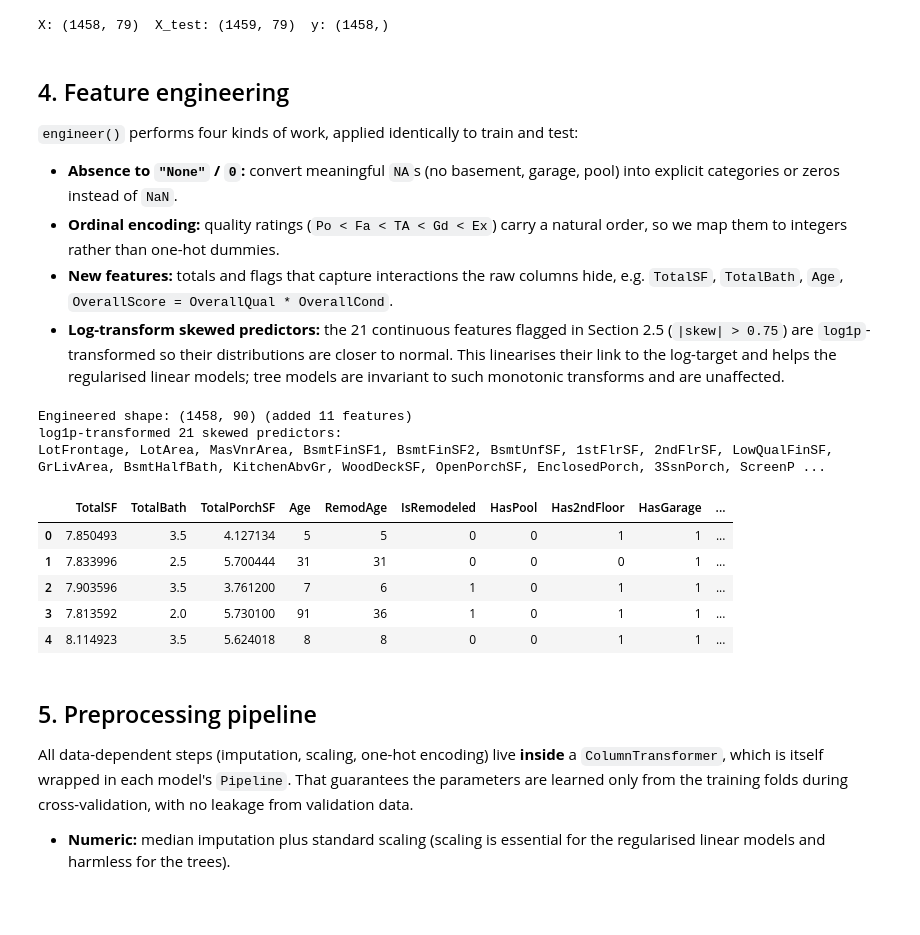
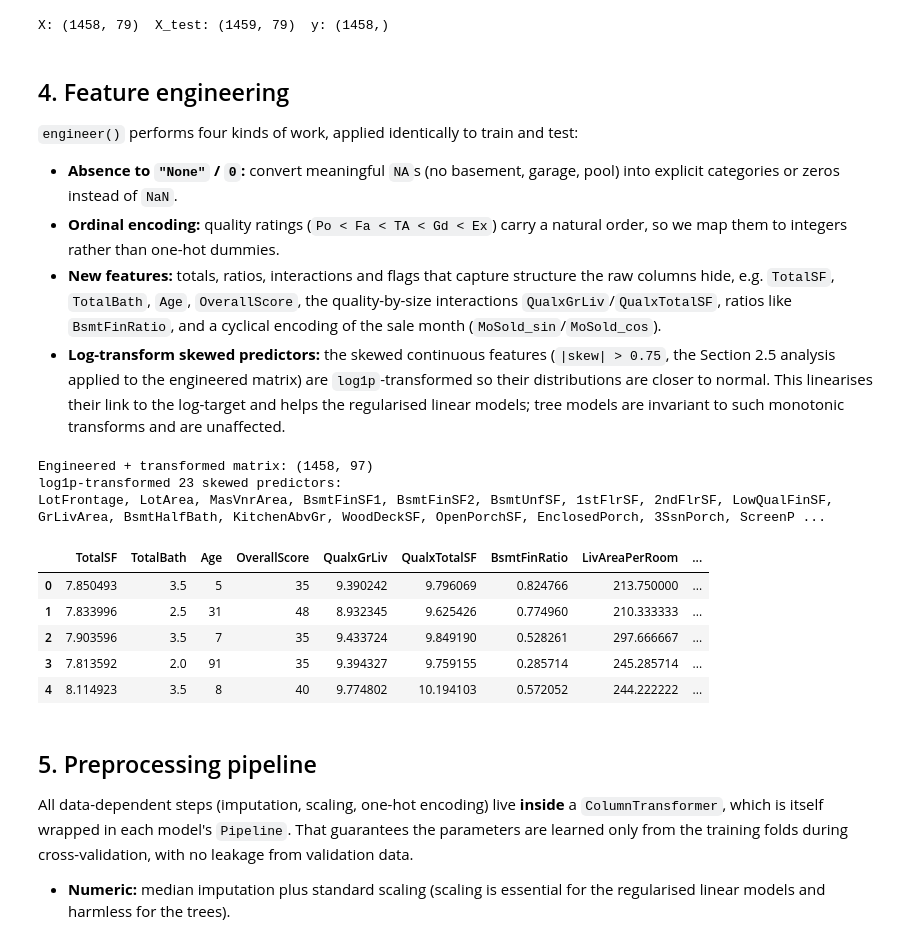
Before and after one commit to alpertng02/house_prices_final, a Jupyter notebook: house_prices.ipynb, the cells around one changed output. Saved outputs shown, nothing was run; the diff lists cells and outputs as text; code cells hidden in the pictures; blank space fills up the shorter version.

```diff
--- a/house_prices.ipynb
+++ b/house_prices.ipynb
@@ -355,10 +355,13 @@ X: (1458, 79)  X_test: (1459, 79)  y: (1458,)
   into explicit categories or zeros instead of `NaN`.
 * **Ordinal encoding:** quality ratings (`Po < Fa < TA < Gd < Ex`) carry a natural order,
   so we map them to integers rather than one-hot dummies.
-* **New features:** totals and flags that capture interactions the raw columns hide, e.g.
-  `TotalSF`, `TotalBath`, `Age`, `OverallScore = OverallQual * OverallCond`.
-* **Log-transform skewed predictors:** the 21 continuous features flagged in Section 2.5
-  (`|skew| > 0.75`) are `log1p`-transformed so their distributions are closer to normal.
+* **New features:** totals, ratios, interactions and flags that capture structure the raw
+  columns hide, e.g. `TotalSF`, `TotalBath`, `Age`, `OverallScore`, the quality-by-size
+  interactions `QualxGrLiv`/`QualxTotalSF`, ratios like `BsmtFinRatio`, and a cyclical
+  encoding of the sale month (`MoSold_sin`/`MoSold_cos`).
+* **Log-transform skewed predictors:** the skewed continuous features (`|skew| > 0.75`, the
+  Section 2.5 analysis applied to the engineered matrix) are `log1p`-transformed so their
+  distributions are closer to normal.
   This linearises their link to the log-target and helps the regularised linear models;
   tree models are invariant to such monotonic transforms and are unaffected.
 # %%
@@ -398,45 +401,56 @@ def engineer(df):
                           + df["ScreenPorch"] + df["WoodDeckSF"])
     df["Age"]          = df["YrSold"] - df["YearBuilt"]
     df["RemodAge"]     = df["YrSold"] - df["YearRemodAdd"]
     df["IsRemodeled"]  = (df["YearRemodAdd"] != df["YearBuilt"]).astype(int)
     df["HasPool"]      = (df["PoolArea"] > 0).astype(int)
     df["Has2ndFloor"]  = (df["2ndFlrSF"] > 0).astype(int)
     df["HasGarage"]    = (df["GarageArea"] > 0).astype(int)
     df["HasFireplace"] = (df["Fireplaces"] > 0).astype(int)
     df["OverallScore"] = df["OverallQual"] * df["OverallCond"]
+    # quality-by-size interactions and ratios (benchmarked to help every model)
+    df["QualxGrLiv"]     = df["OverallQual"] * df["GrLivArea"]
+    df["QualxTotalSF"]   = df["OverallQual"] * df["TotalSF"]
+    df["BsmtFinRatio"]   = ((df["BsmtFinSF1"] + df["BsmtFinSF2"])
+                            / df["TotalBsmtSF"].replace(0, np.nan)).fillna(0)
+    df["LivAreaPerRoom"] = (df["GrLivArea"]
+                            / df["TotRmsAbvGrd"].replace(0, np.nan)).fillna(0)
+    df["IsNew"]          = (df["YrSold"] == df["YearBuilt"]).astype(int)
+    df["MoSold_sin"]     = np.sin(2 * np.pi * df["MoSold"] / 12)   # seasonality (Section 2.6)
+    df["MoSold_cos"]     = np.cos(2 * np.pi * df["MoSold"] / 12)
     return df
 
 Xe  = engineer(X)
 Xte = engineer(X_test)
 
 # Log-transform the skewed *continuous* predictors flagged in 2.5 (|skew| > 0.75).
 # Ordinal-rating and binary-flag columns are excluded - a log is meaningless there.
 ORDINAL = NONE_QUAL + PRESENT_QUAL + ["BsmtExposure", "BsmtFinType1", "BsmtFinType2",
                                       "GarageFinish", "Functional"]
 cont = [c for c in Xe.select_dtypes(include=[np.number]).columns
-        if c not in ORDINAL and Xe[c].nunique() > 2]
+        if c not in ORDINAL and Xe[c].nunique() > 2
+        and Xe[c].min() >= 0 and Xte[c].min() >= 0]   # log1p needs non-negative input
 skewed_feats = (Xe[cont].apply(lambda c: skew(c.dropna()))
                 .loc[lambda s: s > 0.75].index.tolist())      # chosen from train only
 for c in skewed_feats:
     Xe[c]  = np.log1p(Xe[c])      # valid: every skewed predictor is non-negative
     Xte[c] = np.log1p(Xte[c])
 
-new = ["TotalSF","TotalBath","TotalPorchSF","Age","RemodAge","IsRemodeled",
-       "HasPool","Has2ndFloor","HasGarage","HasFireplace","OverallScore"]
-print("Engineered shape:", Xe.shape, "(added", len(new), "features)")
+new = ["TotalSF","TotalBath","Age","OverallScore","QualxGrLiv","QualxTotalSF",
+       "BsmtFinRatio","LivAreaPerRoom","IsNew","MoSold_sin","MoSold_cos"]
+print("Engineered + transformed matrix:", Xe.shape)
 print(f"log1p-transformed {len(skewed_feats)} skewed predictors:")
 print(", ".join(skewed_feats))
 Xe[new].head()
 # %% [output]
-Engineered shape: (1458, 90) (added 11 features)
-log1p-transformed 21 skewed predictors:
+Engineered + transformed matrix: (1458, 97)
+log1p-transformed 23 skewed predictors:
 LotFrontage, LotArea, MasVnrArea, BsmtFinSF1, BsmtFinSF2, BsmtUnfSF, 1stFlrSF, 2ndFlrSF, LowQualFinSF, GrLivArea, BsmtHalfBath, KitchenAbvGr, WoodDeckSF, OpenPorchSF, EnclosedPorch, 3SsnPorch, ScreenP ...
-|  | TotalSF | TotalBath | TotalPorchSF | Age | RemodAge | IsRemodeled | HasPool | Has2ndFloor | HasGarage | ... |
-| 0 | 7.850493 | 3.5 | 4.127134 | 5 | 5 | 0 | 0 | 1 | 1 | ... |
-| 1 | 7.833996 | 2.5 | 5.700444 | 31 | 31 | 0 | 0 | 0 | 1 | ... |
-| 2 | 7.903596 | 3.5 | 3.761200 | 7 | 6 | 1 | 0 | 1 | 1 | ... |
-| 3 | 7.813592 | 2.0 | 5.730100 | 91 | 36 | 1 | 0 | 1 | 1 | ... |
-| 4 | 8.114923 | 3.5 | 5.624018 | 8 | 8 | 0 | 0 | 1 | 1 | ... |
+|  | TotalSF | TotalBath | Age | OverallScore | QualxGrLiv | QualxTotalSF | BsmtFinRatio | LivAreaPerRoom | ... |
+| 0 | 7.850493 | 3.5 | 5 | 35 | 9.390242 | 9.796069 | 0.824766 | 213.750000 | ... |
+| 1 | 7.833996 | 2.5 | 31 | 48 | 8.932345 | 9.625426 | 0.774960 | 210.333333 | ... |
+| 2 | 7.903596 | 3.5 | 7 | 35 | 9.433724 | 9.849190 | 0.528261 | 297.666667 | ... |
+| 3 | 7.813592 | 2.0 | 91 | 35 | 9.394327 | 9.759155 | 0.285714 | 245.285714 | ... |
+| 4 | 8.114923 | 3.5 | 8 | 40 | 9.774802 | 10.194103 | 0.572052 | 244.222222 | ... |
 # %% [markdown]
 ## 5. Preprocessing pipeline
 
```
Also changed, not shown: parts of 9 cells of this notebook, 1 other file.
